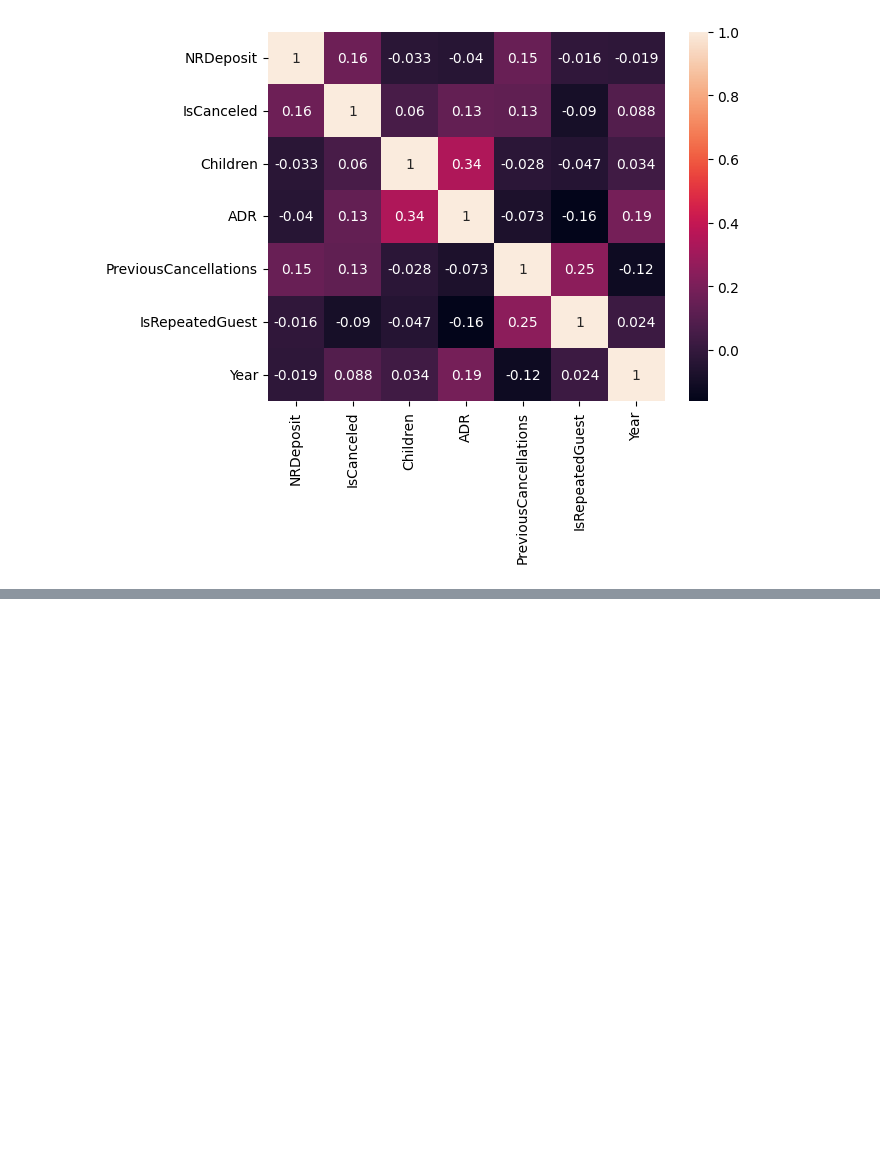
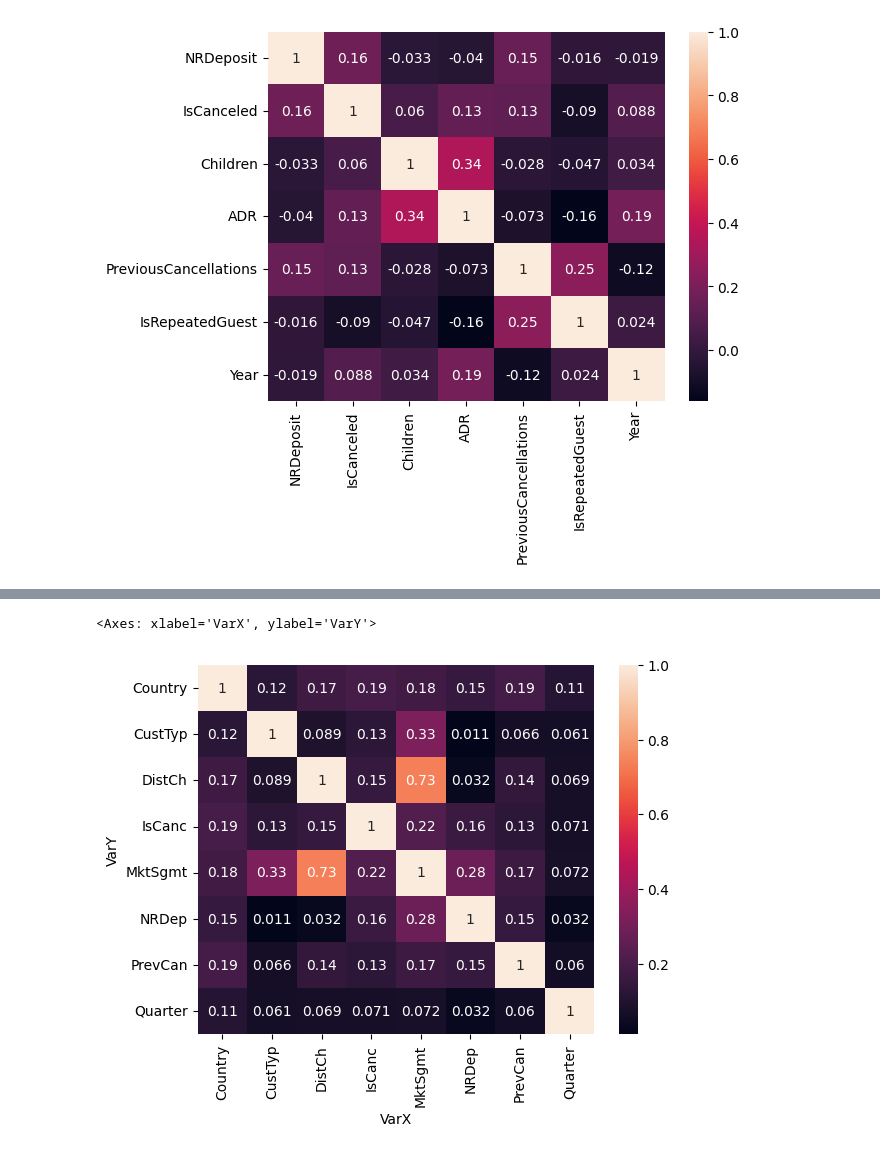
Before and after one commit to BryanEastman/BehavioralDataAnalysis, a Jupyter notebook: Chapter 4 - Building Causal Diagrams From Scratch/Chapter 4.ipynb, the cells around one changed output, grey strips where cells are left out. Cells and saved outputs as stored; diff of their text form; code cells hidden in the pictures; blank space fills up the shorter version.

```diff
--- a/Chapter 4 - Building Causal Diagrams From Scratch/Chapter 4.ipynb
+++ b/Chapter 4 - Building Causal Diagrams From Scratch/Chapter 4.ipynb
@@ -48,3 +48,15 @@ sns.heatmap(corr_df, annot=True)
 # %% [output]
 <Axes: >
 [figure]
+# %%
+from scipy.stats import chi2_contingency as X2
+import numpy as np
+
+# expects a dataset being a 2D numpy array
+
+def cramer_v(dataset: np.ndarray):
+	V = np.sqrt(
+		(X2(dataset, correction=False)[0] / dataset.sum()) /
+		(min(dataset.shape) - 1)
+	)
+	return V
@@ -50,0 +69,4 @@ sns.heatmap(corr_df, annot=True)
+# %%
+catdf = cat.join(bookings[["NRDeposit", "IsCanceled", "PreviousCancellations"]]).copy().apply(lambda x: x.astype('category'))
+
+catdf.info()
@@ -50,0 +89,32 @@ sns.heatmap(corr_df, annot=True)
+# %%
+catdf.rename(columns= {
+    "CustomerType": "CustTyp",
+    "DistributionChannel": "DistCh",
+    "IsRepeatedGuest": "RepGst",
+    "MarketSegment": "MktSgmt",
+    "IsCanceled": "IsCanc",
+    "PreviousCancellations": "PrevCan",
+    "NRDeposit": "NRDep"
+}, inplace=True)
+# %%
+def cat_corr(df: pd.DataFrame):
+    cat_matrix = pd.DataFrame(columns=["VarX","VarY","corr"])
+    for x in df.columns:
+        for y in df.columns:
+            tab = pd.crosstab(catdf[x], catdf[y]).to_numpy()
+            corr = cramer_v(tab)
+            # convert series into row-formatte dataframe to concatenate onto main frame
+            row = pd.Series(data={"VarX":x,"VarY":y,"corr":corr}).to_frame().T
+            # append deprecated, concat transposed row instead
+            cat_matrix = pd.concat([cat_matrix, row], ignore_index=True)
+
+    return cat_matrix
+# %%
+cat_corrs = pd.pivot_table(cat_corr(catdf), index=["VarY"], columns=["VarX"], values=["corr"], fill_value=1)
+
+cat_corrs.columns = cat_corrs.columns.droplevel(0)
+
+sns.heatmap(cat_corrs, annot=True)
+# %% [output]
+<Axes: xlabel='VarX', ylabel='VarY'>
+[figure, added]
```
Also changed, not shown: parts of 3 cells of this notebook.
